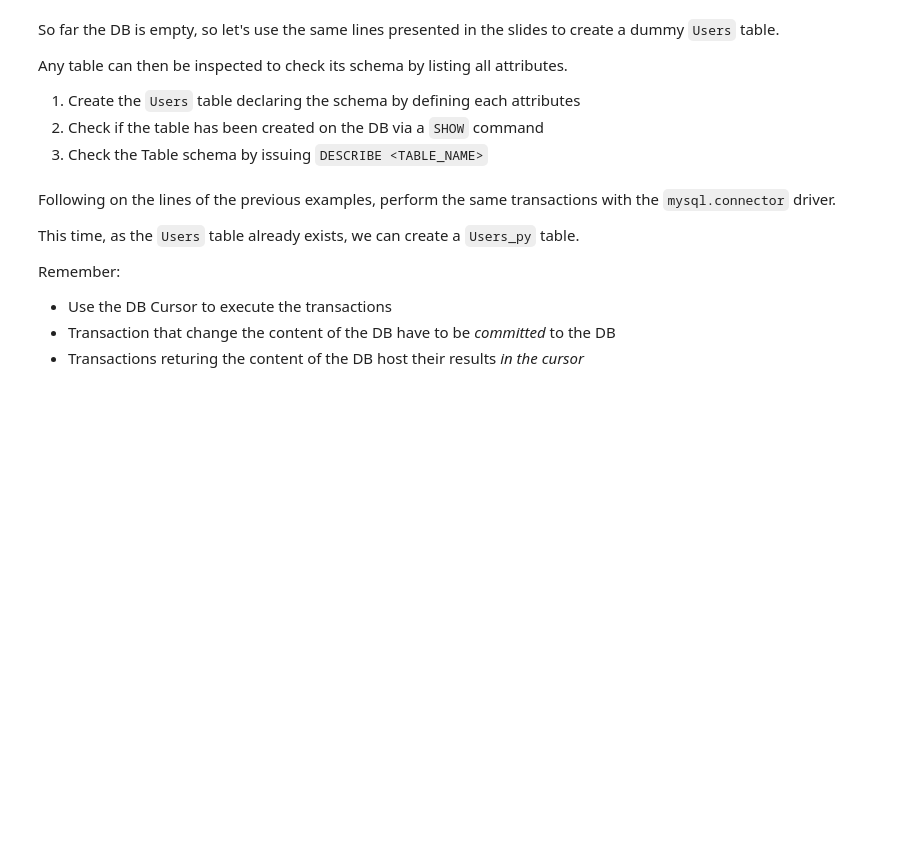
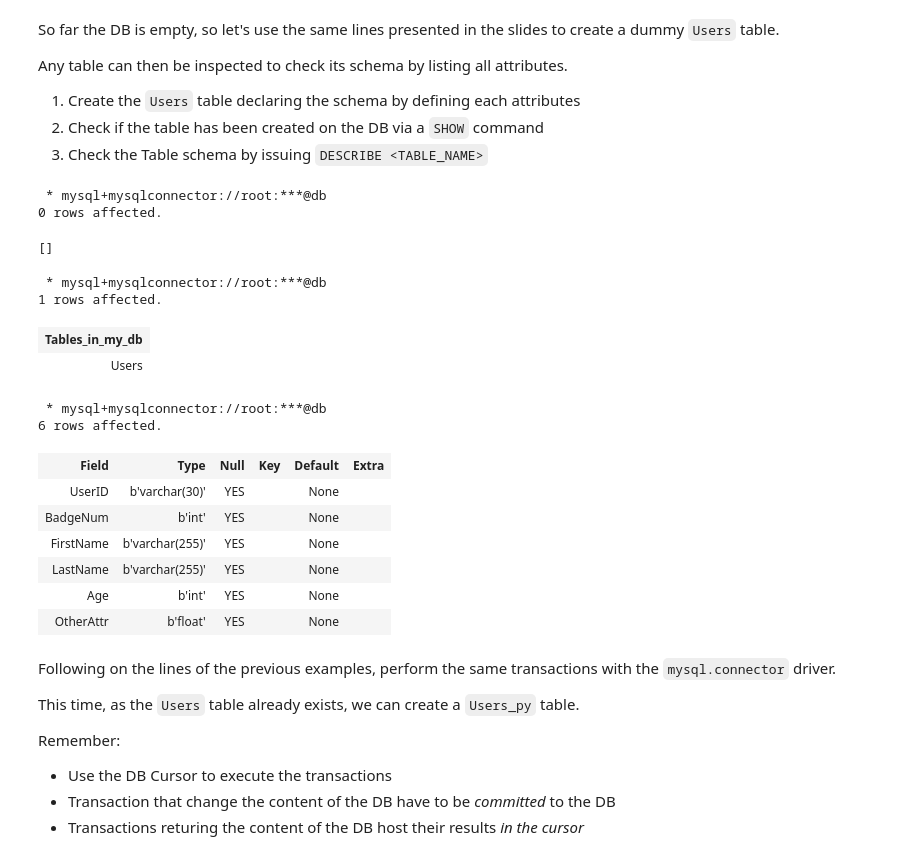
Before and after one commit to jpazzini/MAPD-B, a Jupyter notebook: mysql/notebooks/MySQL.ipynb, the cells around one changed output. Drawn from its saved outputs; the diff is of its cells as text; code cells hidden in the pictures; blank space fills up the shorter version.

```diff
--- a/mysql/notebooks/MySQL.ipynb
+++ b/mysql/notebooks/MySQL.ipynb
@@ -265,11 +343,43 @@ Any table can then be inspected to check its schema by listing all attributes.
 2. Check if the table has been created on the DB via a `SHOW` command
 3. Check the Table schema by issuing `DESCRIBE <TABLE_NAME>`
 # %%
-# create table
+%%sql
+
+CREATE TABLE Users (
+    UserID varchar(30),
+    BadgeNum int(16),
+    FirstName varchar(255),
+    LastName varchar(255),
+    Age int,
+    OtherAttr float
+);
+# %% [output]
+ * mysql+mysqlconnector://root:***@db
+0 rows affected.
+[]
 # %%
-# show table
+%%sql
+
+SHOW TABLES;
+# %% [output]
+ * mysql+mysqlconnector://root:***@db
+1 rows affected.
+| Tables_in_my_db |
+| Users |
 # %%
-# describe table
+%%sql
+
+DESCRIBE Users;
+# %% [output]
+ * mysql+mysqlconnector://root:***@db
+6 rows affected.
+| Field | Type | Null | Key | Default | Extra |
+| UserID | b'varchar(30)' | YES |  | None |  |
+| BadgeNum | b'int' | YES |  | None |  |
+| FirstName | b'varchar(255)' | YES |  | None |  |
+| LastName | b'varchar(255)' | YES |  | None |  |
+| Age | b'int' | YES |  | None |  |
+| OtherAttr | b'float' | YES |  | None |  |
 # %% [markdown]
 Following on the lines of the previous examples, perform the same transactions with the `mysql.connector` driver.
 
```
Also changed, not shown: parts of 97 cells of this notebook, 1 other file.
